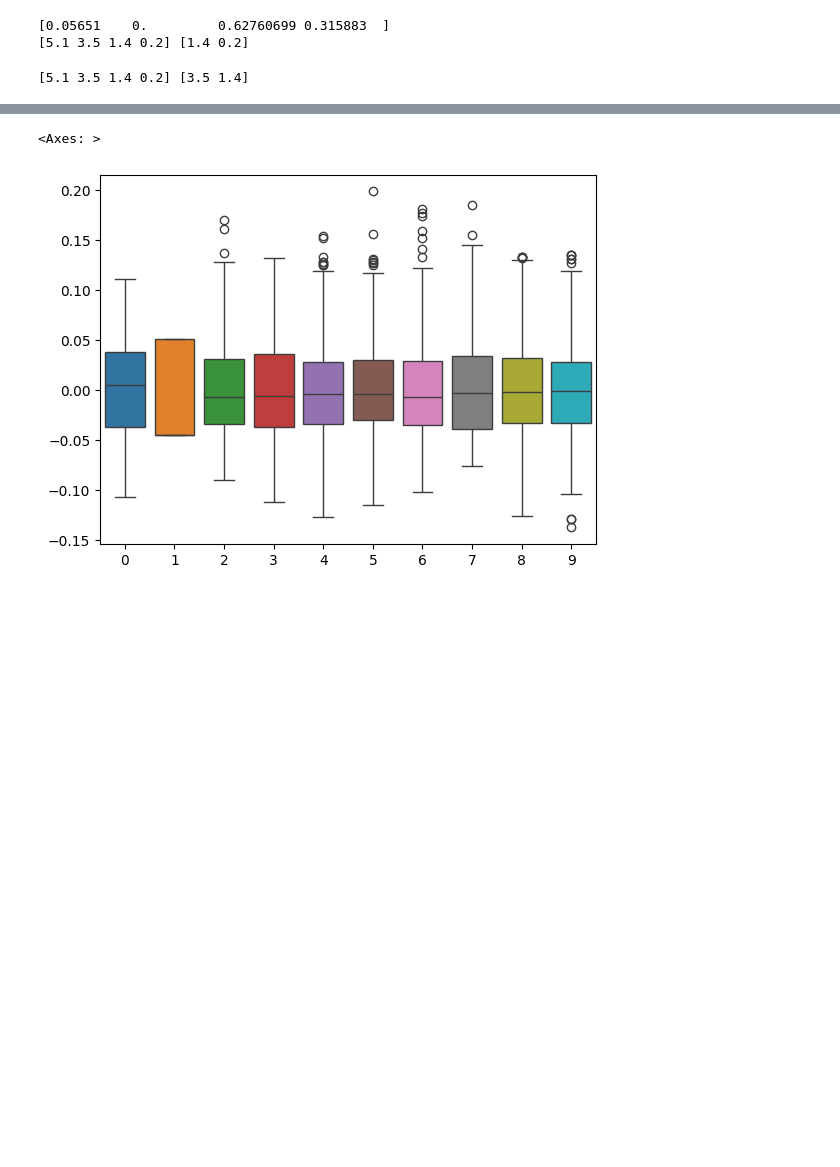
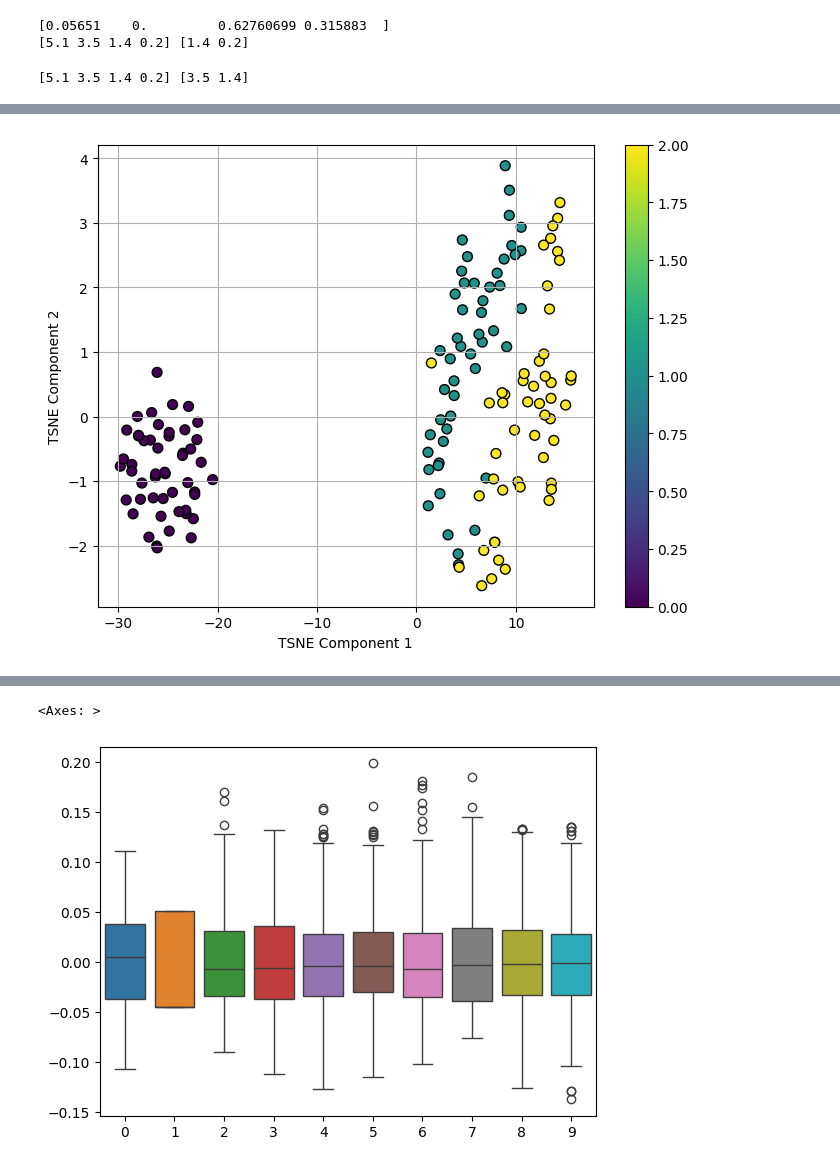
Before and after one commit to marzieh-saeedimasine/Python-DataCleaning-Modelling, a Jupyter notebook: FeatureSelection-Outlier.ipynb, the cells around one changed output, grey strips where cells are left out. Cells and saved outputs as stored; diff of their text form; code cells hidden in the pictures; blank space fills up the shorter version.

```diff
--- a/FeatureSelection-Outlier.ipynb
+++ b/FeatureSelection-Outlier.ipynb
@@ -54,0 +95,14 @@ print(X[0],X_new[0])
+# %%
+# Apply t-distributed Stochastic Neighbor Embedding (t-SNE) to visualize high-dimensional data in a lower-dimensional space.
+tsne = TSNE(n_components=2, random_state=42)
+X_tsne = tsne.fit_transform(X_scaled)
+# Plotting
+plt.figure(figsize=(8, 6))
+scatter = plt.scatter(X_tsne[:, 0], X_tsne[:, 1], c=Y, cmap='viridis', edgecolor='k', s=50)
+plt.xlabel('TSNE Component 1')
+plt.ylabel('TSNE Component 2')
+plt.colorbar(scatter)
+plt.grid()
+plt.show()
+# %% [output]
+[figure, added]
```
Also changed, not shown: parts of 9 cells of this notebook, 2 other files.
